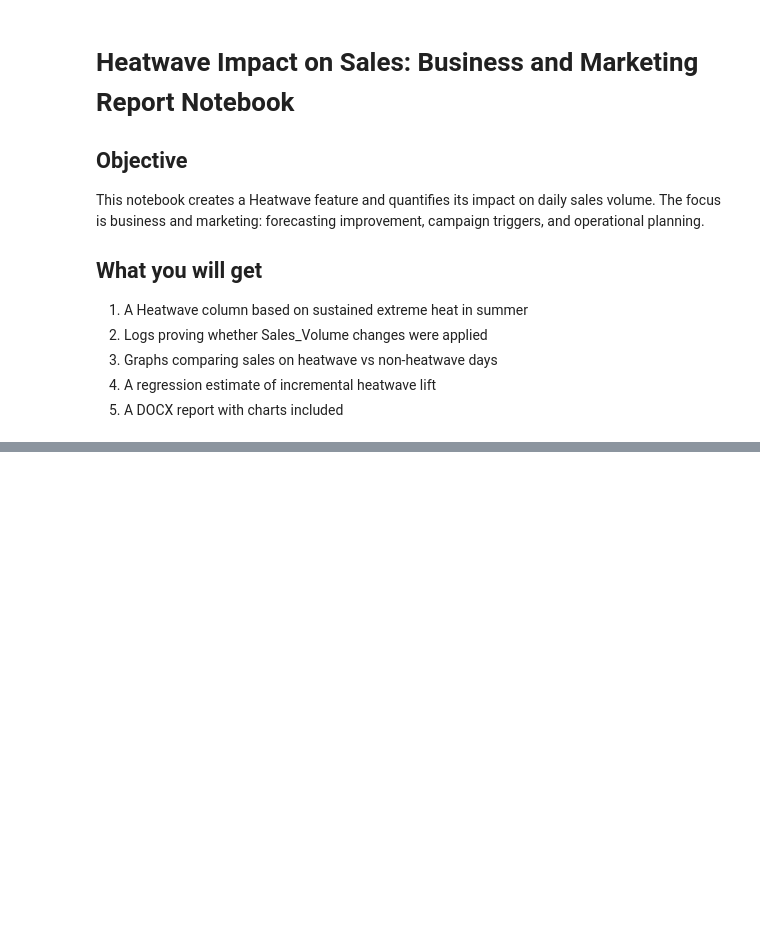
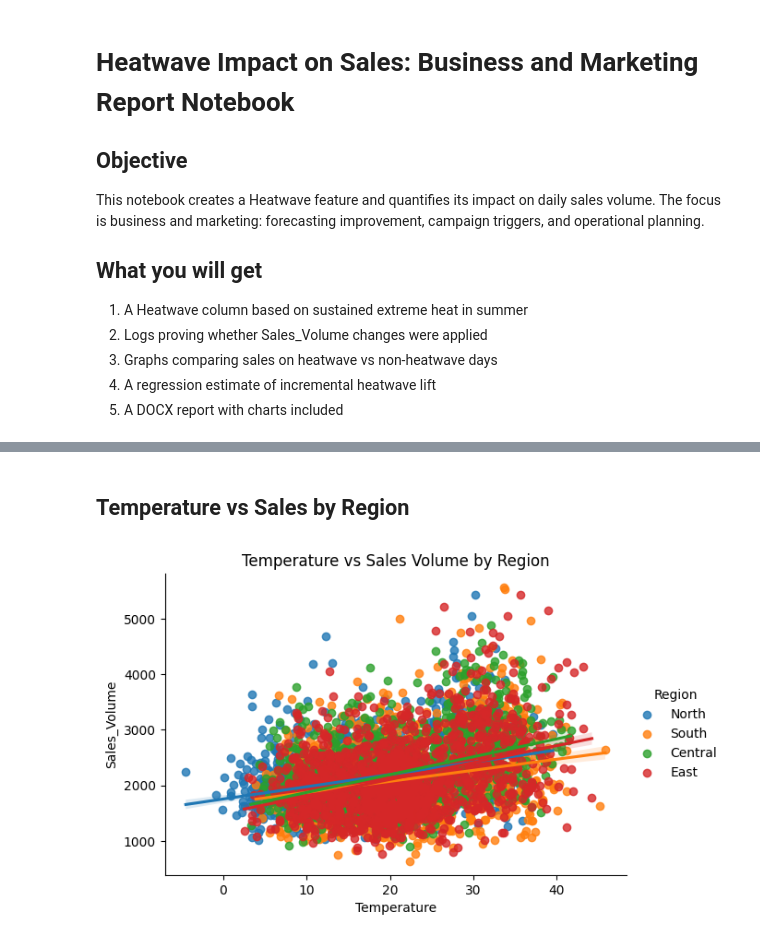
Before and after one commit to biswaskc57/marketing-trends-and-data-analysing, a Jupyter notebook: ch1_coca_cola_data_students.ipynb, the cells around one changed output, grey strips where cells are left out. Saved outputs shown, nothing was run; the diff lists cells and outputs as text; code cells hidden in the pictures; blank space fills up the shorter version.

```diff
--- a/ch1_coca_cola_data_students.ipynb
+++ b/ch1_coca_cola_data_students.ipynb
@@ -764,0 +937,16 @@ The focus is business and marketing: forecasting improvement, campaign triggers,
+# %% [markdown]
+## Temperature vs Sales by Region
+# %%
+
+
+
+sns.lmplot(x='Temperature', y='Sales_Volume',
+           hue='Region',
+           data=base_df,
+           height=4,
+           aspect=1.5)
+
+plt.title("Temperature vs Sales Volume by Region")
+plt.show()
+# %% [output]
+[figure, added]
```
Also changed, not shown: parts of 35 cells of this notebook.
